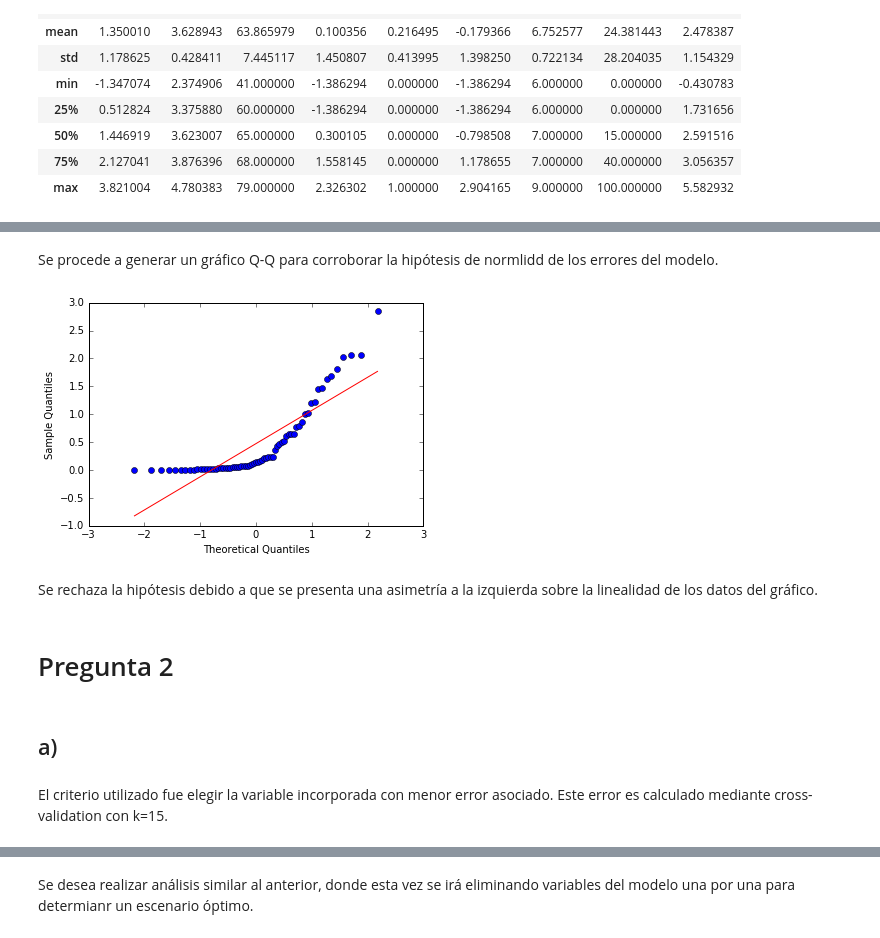
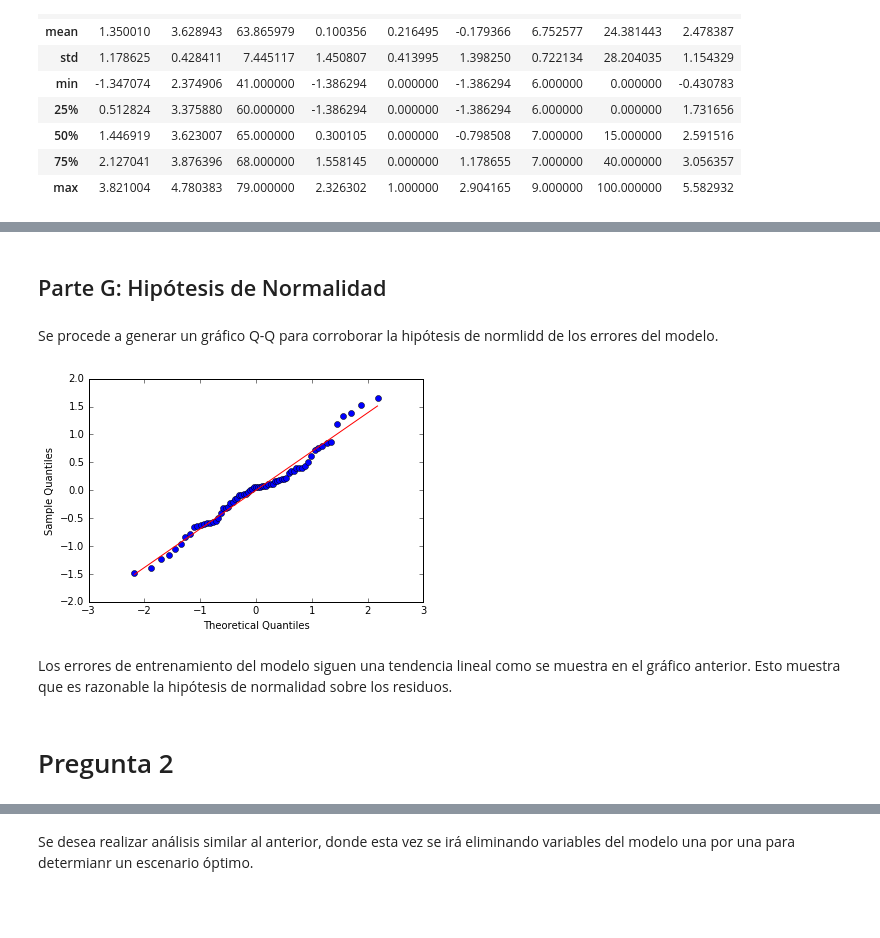
Before and after one commit to Jencks/ML-Tarea1, a Jupyter notebook: Informe Final.ipynb, the cells around one changed output, grey strips where cells are left out. Cells and saved outputs as stored; diff of their text form; code cells hidden in the pictures; blank space fills up the shorter version.

```diff
--- a/Informe Final.ipynb
+++ b/Informe Final.ipynb
@@ -201,24 +169,22 @@ E% 72.3234399351
+# %% [markdown]
+## Parte G: Hipótesis de Normalidad
 # %% [markdown]
 Se procede a generar un gráfico Q-Q para corroborar la hipótesis de normlidd de los errores del modelo.
 # %%
 %matplotlib inline
 
 import statsmodels.api as sm
 import pylab
 
 yhat_train = linreg.predict(Xtrain)
-mse_train = np.power(yhat_train - ytrain, 2)
+mse_train = yhat_train - ytrain
 
 sm.qqplot(mse_train, line='r')
 
 pylab.show()
 # %% [output]
-[figure, old version]
+[figure, new version]
-# %% [markdown]
-Se rechaza la hipótesis debido a que se presenta una asimetría a la izquierda sobre la linealidad de los datos del gráfico.
+# %% [markdown]
+Los errores de entrenamiento del modelo siguen una tendencia lineal como se muestra en el gráfico anterior. Esto muestra que es razonable la hipótesis de normalidad sobre los residuos.
 # %% [markdown]
 # Pregunta 2
-# %% [markdown]
-## a)
-# %% [markdown]
-El criterio utilizado fue elegir la variable incorporada con menor error asociado. Este error es calculado mediante cross-validation con k=15.
```
Also changed, not shown: parts of 59 cells of this notebook, 1 other file.
